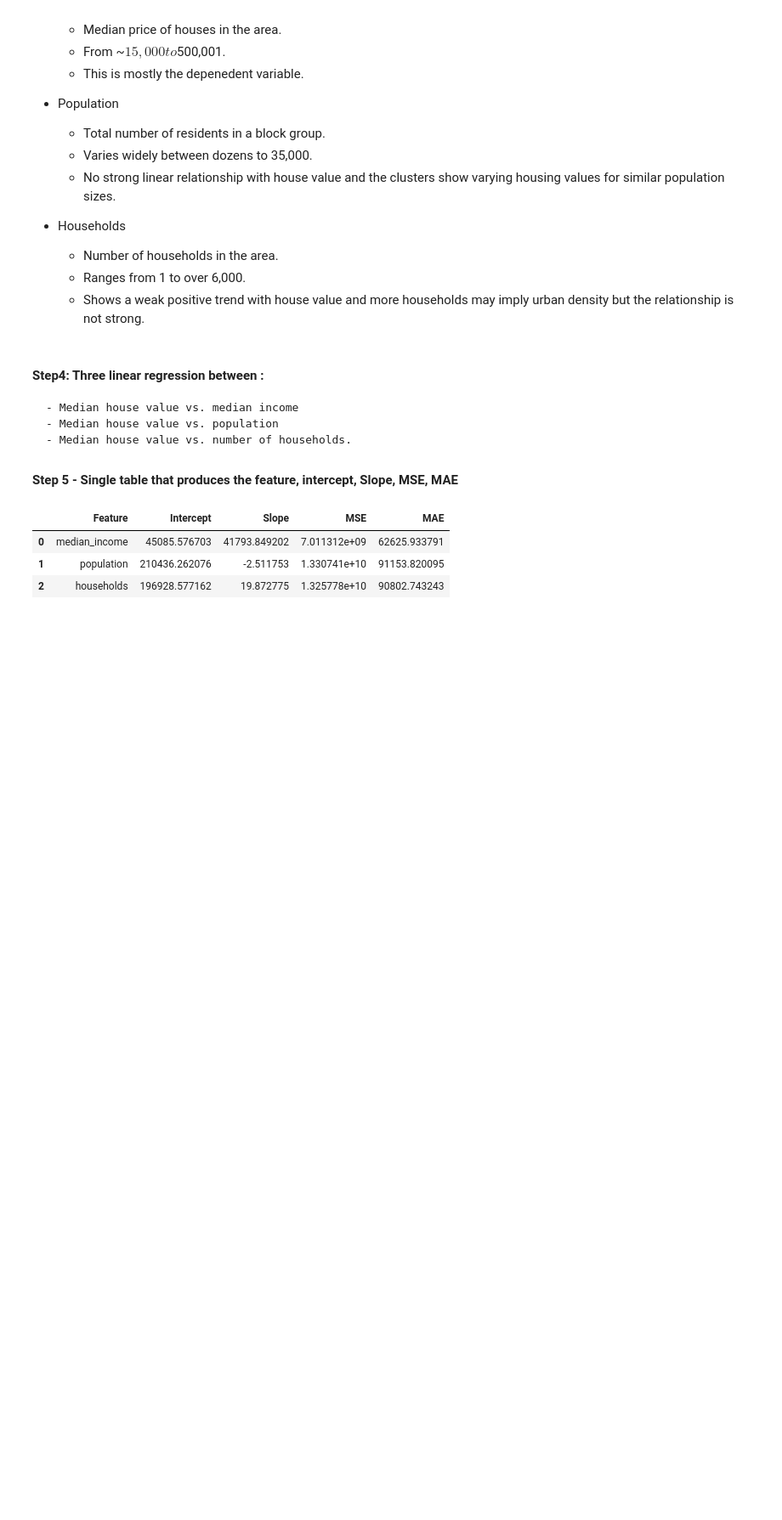
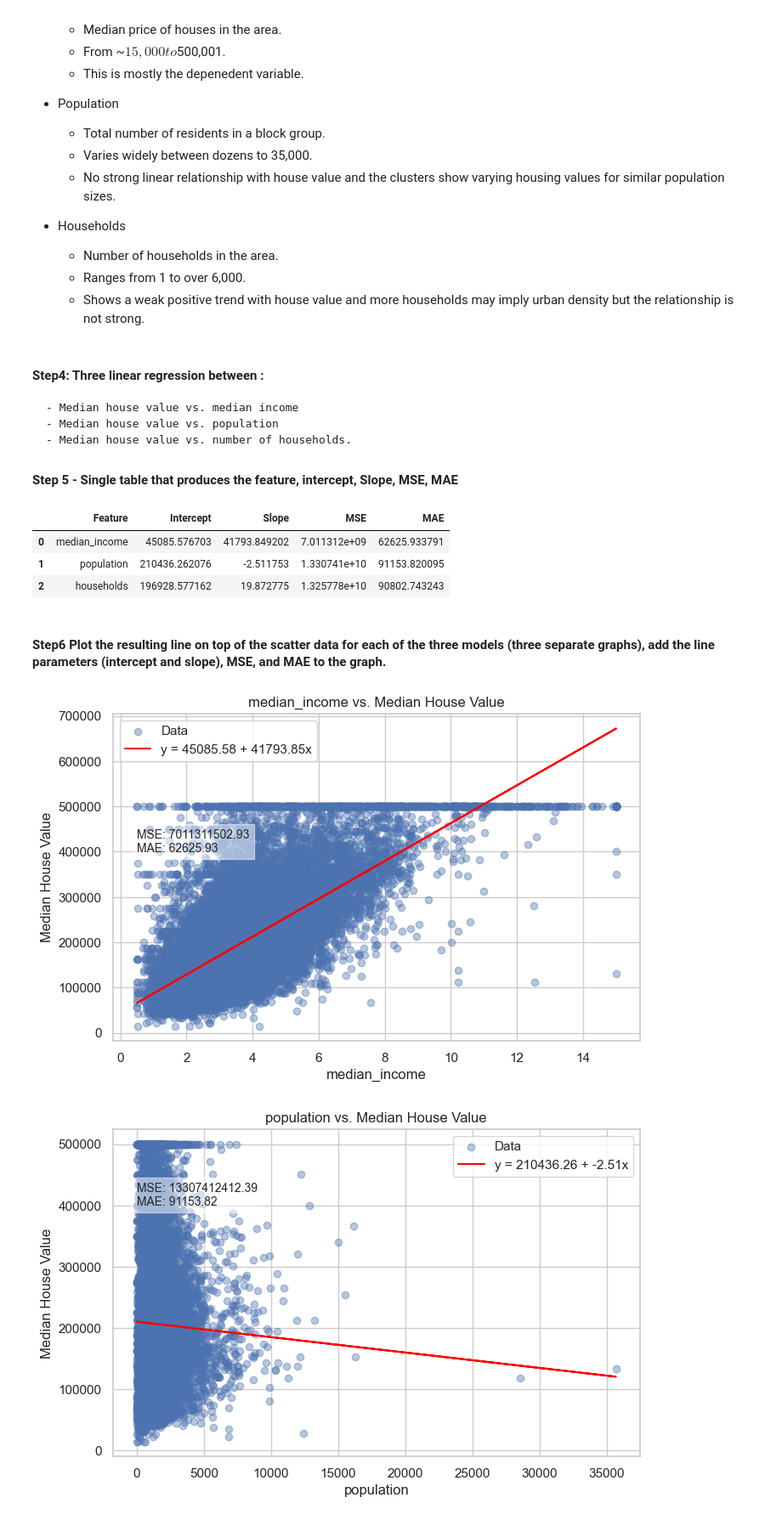
Before and after one commit to theRedeemer997/Practical-Lab-1---Univariate-Linear-Regression-on-the-California-Housing-Prices-Dataset, a Jupyter notebook: practicalLab1.ipynb, the cells around one changed output. Shown: that part at 85% size. Saved outputs shown, nothing was run; the diff lists cells and outputs as text; code cells hidden in the pictures; blank space fills up the shorter version.

Commit message:
Completed step 6 and step 7 -  Plot the resuting line on the top of the scatter data for each of the three models and provide a summary

```diff
--- a/practicalLab1.ipynb
+++ b/practicalLab1.ipynb
@@ -181,3 +181,21 @@ final_df
 | 0 | median_income | 45085.576703 | 41793.849202 | 7.011312e+09 | 62625.933791 |
 | 1 | population | 210436.262076 | -2.511753 | 1.330741e+10 | 91153.820095 |
 | 2 | households | 196928.577162 | 19.872775 | 1.325778e+10 | 90802.743243 |
+# %% [markdown]
+#### Step6 Plot the resulting line on top of the scatter data for each of the three models (three separate graphs), add the line parameters (intercept and slope), MSE, and MAE to the graph.
+# %%
+for feature, intercept, slope, mse, mae in results:
+    x = df[feature]
+    y = df["median_house_value"]
+    plt.figure(figsize=(8,5))
+    plt.scatter(x, y, alpha=0.4, label="Data")
+    plt.plot(x, intercept + slope * x, color="red", label=f"y = {intercept:.2f} + {slope:.2f}x")
+    plt.title(f"{feature} vs. Median House Value")
+    plt.xlabel(x.name)
+    plt.ylabel("Median House Value")
+    plt.text(x.min(), y.max()*0.8, f"MSE: {mse:.2f}\nMAE: {mae:.2f}", fontsize=10, bbox=dict(facecolor='white', alpha=0.5))
+    plt.legend()
+    plt.show()
+# %% [output]
+[figure, added]
+[figure, added]
```
Also changed, not shown: parts of 3 cells of this notebook.
